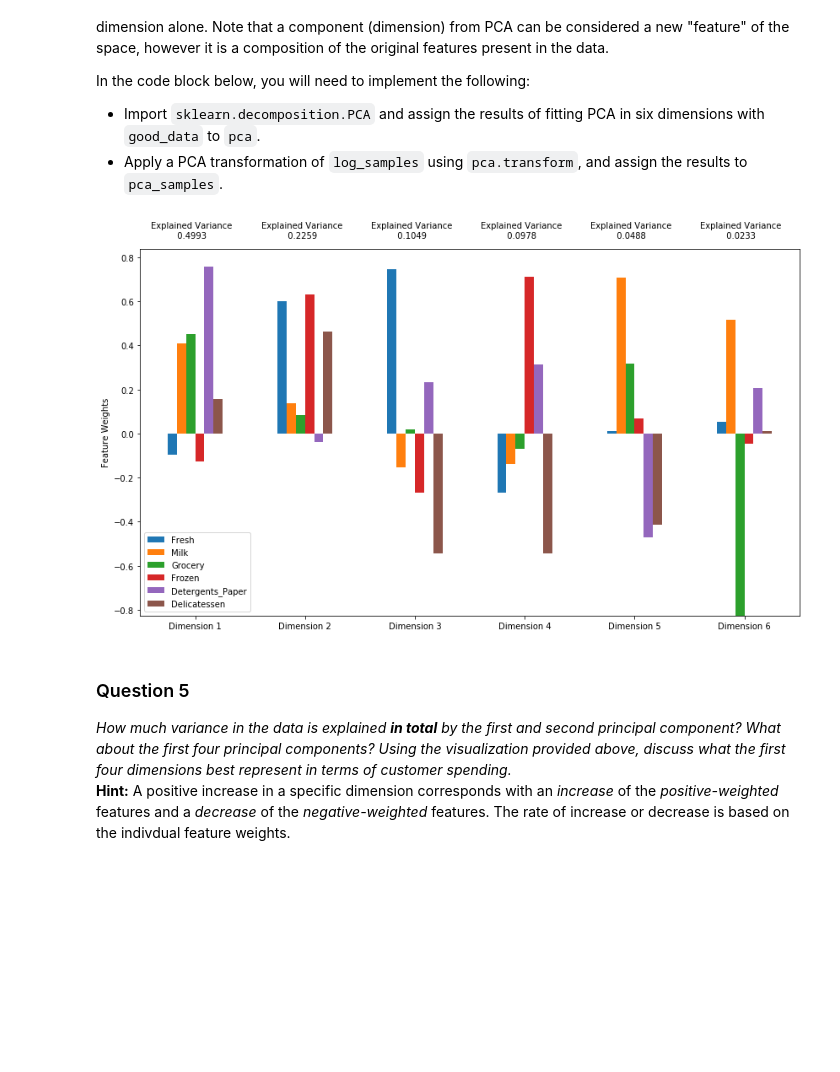
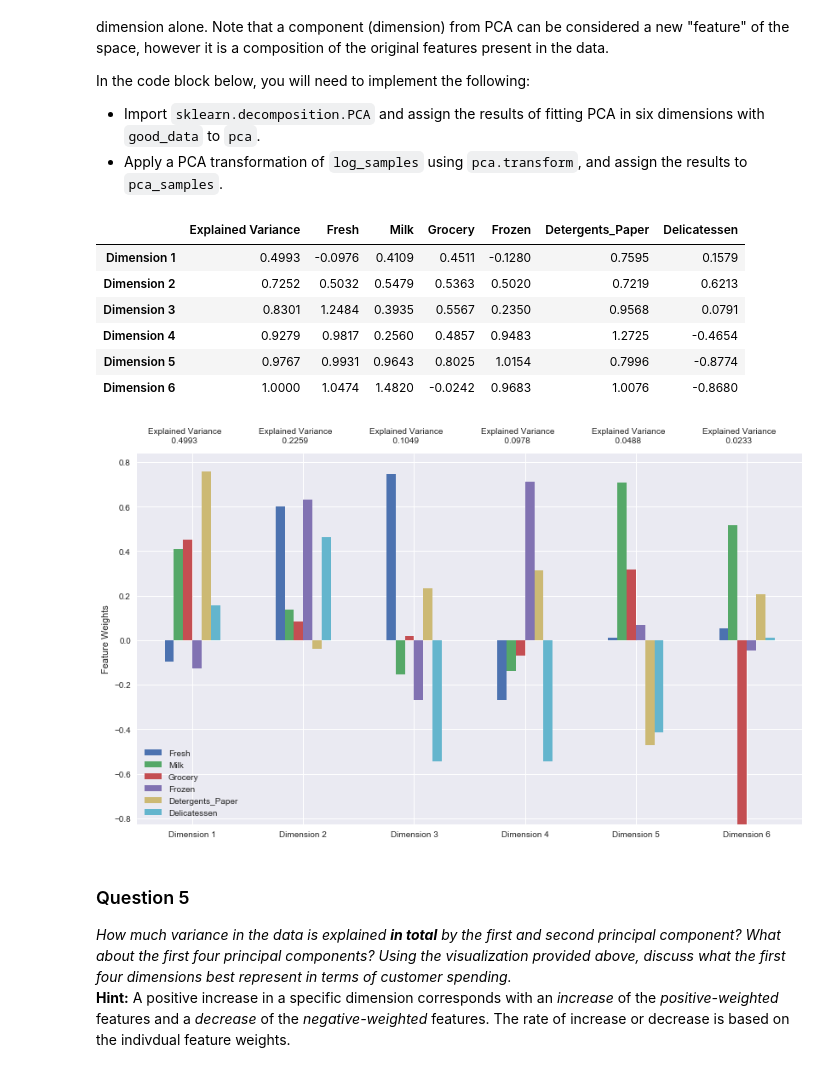
Before and after one commit to IsaacWallis/udacity_machine_learning, a Jupyter notebook: customer_segments/customer_segments.ipynb, the cells around one changed output. Saved outputs shown, nothing was run; the diff lists cells and outputs as text; code cells hidden in the pictures; blank space fills up the shorter version.

```diff
--- a/customer_segments/customer_segments.ipynb
+++ b/customer_segments/customer_segments.ipynb
@@ -60,12 +60,19 @@ display(data.describe())
 To get a better understanding of the customers and how their data will transform through the analysis, it would be best to select a few sample data points and explore them in more detail. In the code block below, add **three** indices of your choice to the `indices` list which will represent the customers to track. It is suggested to try different sets of samples until you obtain customers that vary significantly from one another.
 # %%
 # TODO: Select three indices of your choice you wish to sample from the dataset
-indices = [0,200,320]
+indices = [20,200,320]
 
 # Create a DataFrame of the chosen samples
 samples = pd.DataFrame(data.loc[indices], columns = data.keys())#.reset_index(drop = True)
 print "Chosen samples of wholesale customers dataset:"
 display(samples)
+
+#print data.describe()
+
+import seaborn as sns
+samples_bar = samples.append(data.describe().loc['mean'])
+samples_bar.index = indices + ['mean']
+_ = samples_bar.plot(kind='bar', figsize=(14,6))
 # %% [output]
 Chosen samples of wholesale customers dataset:
 |  | Fresh | Milk | Grocery | Frozen | Detergents_Paper | Delicatessen |
@@ -193,7 +205,11 @@ for feature in log_data.keys():
     step = (Q3 - Q1) * 1.5
 
     outOfRange = log_data[~((log_data[feature] >= Q1 - step) & (log_data[feature] <= Q3 + step))]
+
     print "feature outliers on feature: %s" % feature
+    for index in outOfRange.index:
+        if index in indexSet:
+            print "index %d already in dataset" % index
     indexSet.update(outOfRange.index)
     display(outOfRange)
 
@@ -284,17 +306,25 @@ In the code block below, you will need to implement the following:
 # %%
 from sklearn.decomposition import PCA
 
 # TODO: Apply PCA by fitting the good data with the same number of dimensions as features
 pca = PCA()
 pca.fit(good_data)
 
 # TODO: Transform log_samples using the PCA fit above
 pca_samples = pca.transform(log_samples)
 
 # Generate PCA results plot
 pca_results = vs.pca_results(good_data, pca)
+pca_results.cumsum()
 # %% [output]
+|  | Explained Variance | Fresh | Milk | Grocery | Frozen | Detergents_Paper | Delicatessen |
+| Dimension 1 | 0.4993 | -0.0976 | 0.4109 | 0.4511 | -0.1280 | 0.7595 | 0.1579 |
+| Dimension 2 | 0.7252 | 0.5032 | 0.5479 | 0.5363 | 0.5020 | 0.7219 | 0.6213 |
+| Dimension 3 | 0.8301 | 1.2484 | 0.3935 | 0.5567 | 0.2350 | 0.9568 | 0.0791 |
+| Dimension 4 | 0.9279 | 0.9817 | 0.2560 | 0.4857 | 0.9483 | 1.2725 | -0.4654 |
+| Dimension 5 | 0.9767 | 0.9931 | 0.9643 | 0.8025 | 1.0154 | 0.7996 | -0.8774 |
+| Dimension 6 | 1.0000 | 1.0474 | 1.4820 | -0.0242 | 0.9683 | 1.0076 | -0.8680 |
-[figure, old version]
+[figure, new version]
 # %% [markdown]
 ### Question 5
 *How much variance in the data is explained* ***in total*** *by the first and second principal component? What about the first four principal components? Using the visualization provided above, discuss what the first four dimensions best represent in terms of customer spending.*
```
Also changed, not shown: parts of 20 cells of this notebook, 3 other files.
